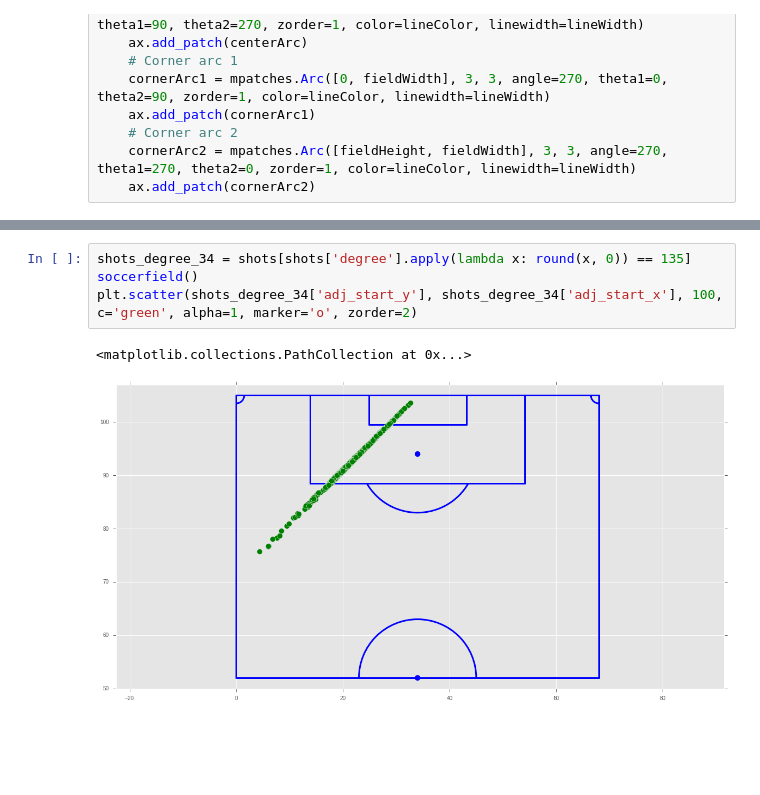
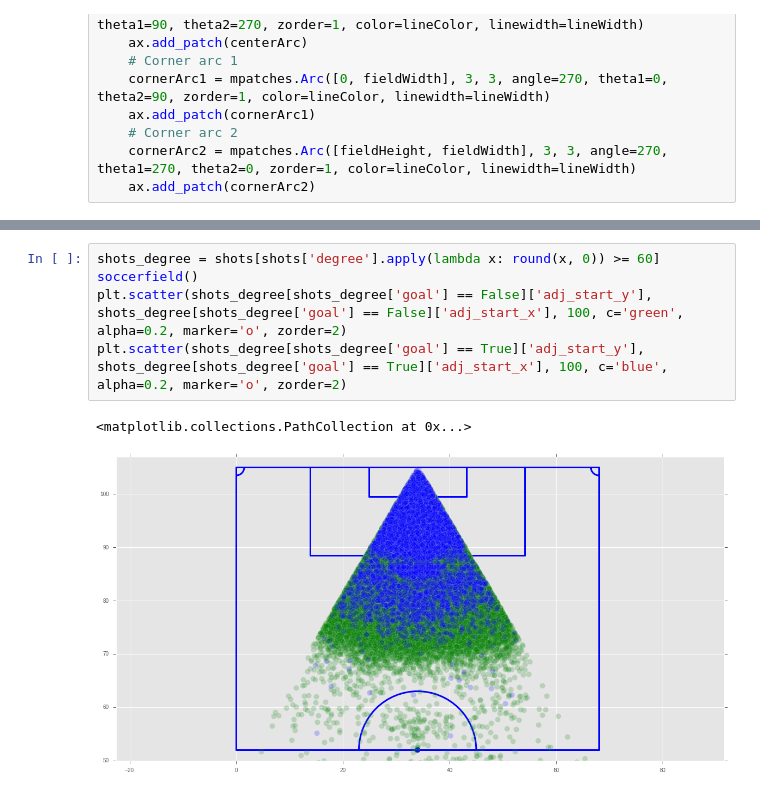
Before and after one commit to 10contre11/notebooks, a Jupyter notebook: xg_features_selection.ipynb, the cells around one changed output, grey strips where cells are left out. Saved outputs shown, nothing was run; the diff lists cells and outputs as text; blank space fills up the shorter version.

```diff
--- a/xg_features_selection.ipynb
+++ b/xg_features_selection.ipynb
@@ -373,7 +379,8 @@ plt.scatter(shots_distance_12['adj_start_y'], shots_distance_12['adj_start_x'],
 # %%
-shots_degree_34 = shots[shots['degree'].apply(lambda x: round(x, 0)) == 135]
+shots_degree = shots[shots['degree'].apply(lambda x: round(x, 0)) >= 60]
 soccerfield()
-plt.scatter(shots_degree_34['adj_start_y'], shots_degree_34['adj_start_x'], 100, c='green', alpha=1, marker='o', zorder=2)
+plt.scatter(shots_degree[shots_degree['goal'] == False]['adj_start_y'], shots_degree[shots_degree['goal'] == False]['adj_start_x'], 100, c='green', alpha=0.2, marker='o', zorder=2)
+plt.scatter(shots_degree[shots_degree['goal'] == True]['adj_start_y'], shots_degree[shots_degree['goal'] == True]['adj_start_x'], 100, c='blue', alpha=0.2, marker='o', zorder=2)
 # %% [output]
 <matplotlib.collections.PathCollection at 0x...>
-[figure, old version]
+[figure, new version]
```
Also changed, not shown: parts of 11 cells of this notebook.
